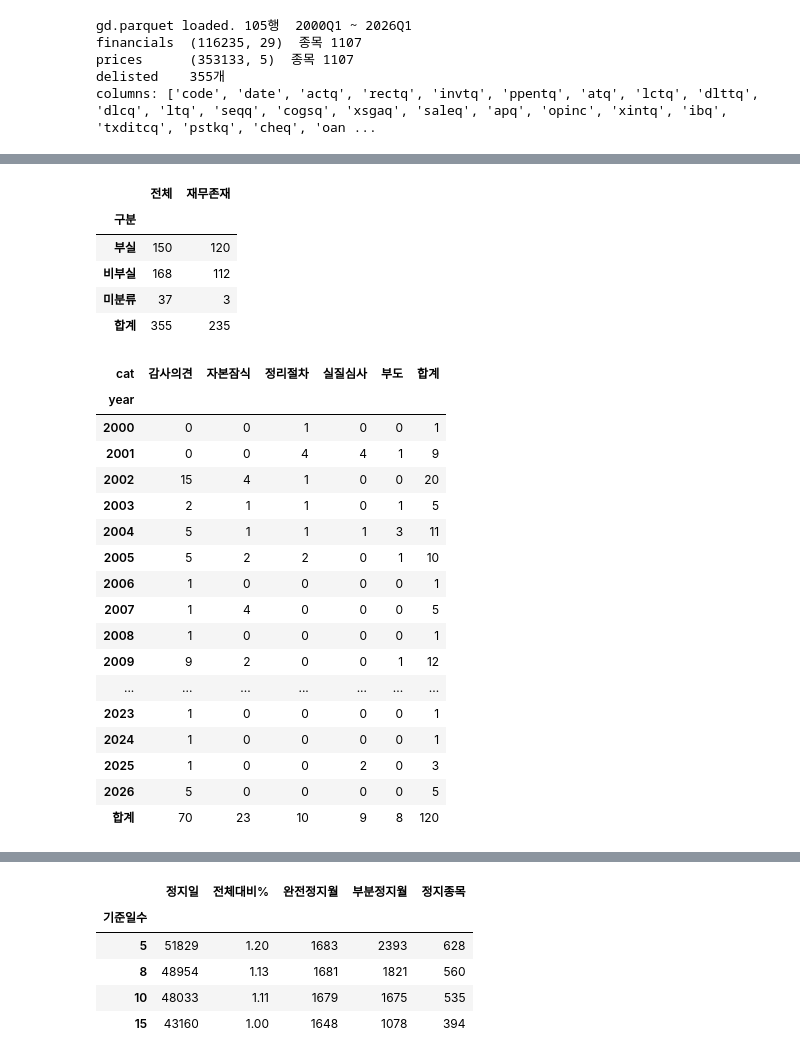
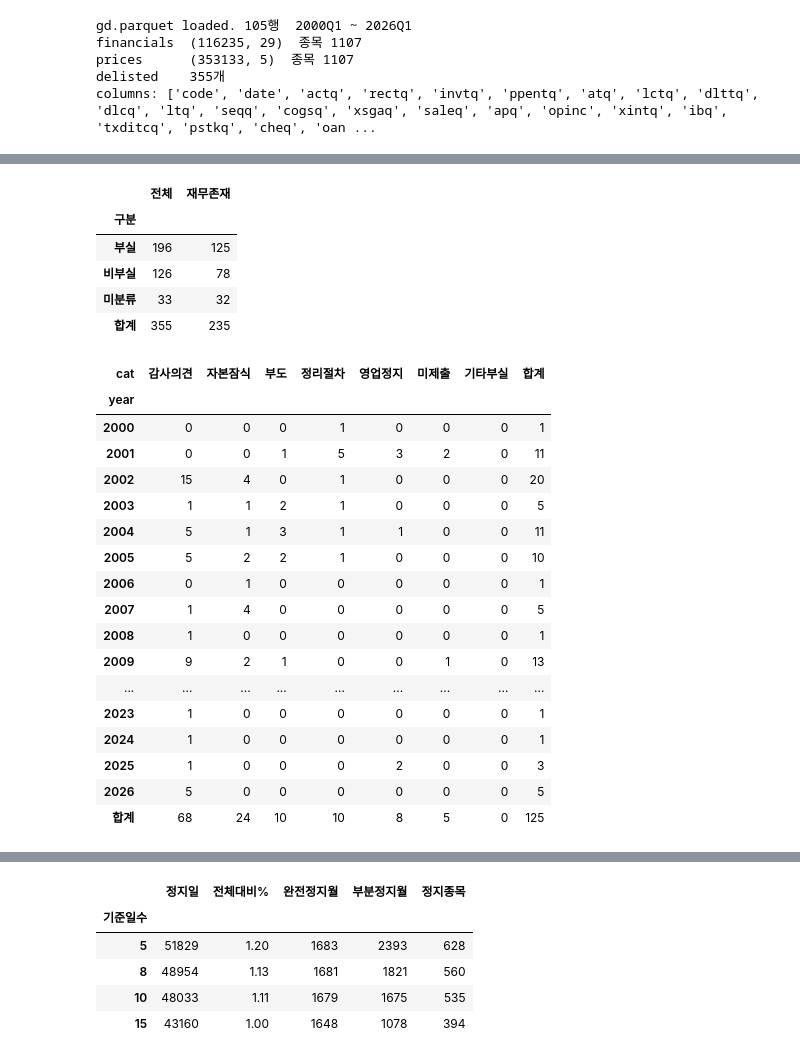
Before and after one commit to Seanjeon0220/project, a Jupyter notebook: quant/fVoL/kospi/delisted_withD.ipynb, the cells around one changed output, grey strips where cells are left out. Drawn from its saved outputs; the diff is of its cells as text; code cells hidden in the pictures.

```diff
--- a/quant/fVoL/kospi/delisted_withD.ipynb
+++ b/quant/fVoL/kospi/delisted_withD.ipynb
@@ -61,41 +71,11 @@ columns: ['code', 'date', 'actq', 'rectq', 'invtq', 'ppentq', 'atq', 'lctq', 'dl
 # %%
 # 2
 
-FORCE_IMPAIR = ['A001600', 'A006210']
-FORCE_REORG = ['A019930']
-BAD_DEFAULT = ['A011840', 'A018590', 'A001980', 'A010730', 'A005600',
-               'A007050', 'A011800', 'A002130']
-BAD_SUSPEND = ['A000200', 'A003810', 'A017120', 'A000310', 'A004510',
-               'A004550', 'A004740', 'A012600', 'A093230']
-FORMAL = ['A003980', 'A012720', 'A009790', 'A012270', 'A008750', 'A003020',
-          'A009760', 'A006250', 'A001190', 'A016160', 'A015110', 'A002530',
-          'A017320', 'A014080', 'A008500']
-MERGER_EXTRA = ['A103160', 'A049770', 'A008000', 'A002250', 'A027390', 'A144620',
-                'A015350', 'A138250', 'A068400', 'A001880', 'A003410', 'A115390',
-                'A034300', 'A010420', 'A450140', 'A019440']
-NAN_CODES = ['A950010', 'A011160', 'A102280']
+BAD_CATS = ['부도', '정리절차', '자본잠식', '감사의견', '영업정지', '미제출', '기타부실']
+NONBAD_CATS = ['합병', '자진', '주가시총', '유동성']
 
-BAD_CATS = ['감사의견', '자본잠식', '정리절차', '부도', '실질심사']
-NONBAD_CATS = ['합병', '자진', '형식요건']
-
-d = delisted.copy()
-d['cat'] = '미분류'
-d.loc[d['reason_cat'] == '감사의견', 'cat'] = '감사의견'
-d.loc[d['reason_cat'] == '자본잠식', 'cat'] = '자본잠식'
-d.loc[d['reason_cat'] == '정리절차', 'cat'] = '정리절차'
-d.loc[d['reason_cat'] == '합병·해산', 'cat'] = '합병'
-d.loc[d['reason_cat'] == '자진·신청', 'cat'] = '자진'
-d.loc[d['code'].isin(FORCE_IMPAIR), 'cat'] = '자본잠식'
-d.loc[d['code'].isin(FORCE_REORG), 'cat'] = '정리절차'
-d.loc[d['code'].isin(BAD_DEFAULT), 'cat'] = '부도'
-d.loc[d['code'].isin(BAD_SUSPEND), 'cat'] = '실질심사'
-d.loc[d['code'].isin(FORMAL), 'cat'] = '형식요건'
-d.loc[d['code'].isin(MERGER_EXTRA), 'cat'] = '합병'
-d.loc[d['code'].isin(NAN_CODES), 'cat'] = '미분류'
-
-d['is_bad'] = d['cat'].isin(BAD_CATS).astype(int)
-d['excl'] = (d['cat'] == '미분류').astype(int)
-d.to_parquet('delisted_cat.parquet')
+d = pd.read_parquet('delisted_cat.parquet')
+d = d[~d['code'].isin(EXCLUDE_FIN)].reset_index(drop=True)
 
 fin_has = financials.groupby('code')['atq'].apply(lambda s: s.notna().any())
 fin_codes = set(fin_has[fin_has].index)
@@ -170,26 +153,26 @@ display(rs)
 |  | 전체 | 재무존재 |
 | 구분 |  |  |
-| 부실 | 150 | 120 |
-| 비부실 | 168 | 112 |
-| 미분류 | 37 | 3 |
+| 부실 | 196 | 125 |
+| 비부실 | 126 | 78 |
+| 미분류 | 33 | 32 |
 | 합계 | 355 | 235 |
-| cat | 감사의견 | 자본잠식 | 정리절차 | 실질심사 | 부도 | 합계 |
-| year |  |  |  |  |  |  |
-| 2000 | 0 | 0 | 1 | 0 | 0 | 1 |
-| 2001 | 0 | 0 | 4 | 4 | 1 | 9 |
-| 2002 | 15 | 4 | 1 | 0 | 0 | 20 |
-| 2003 | 2 | 1 | 1 | 0 | 1 | 5 |
-| 2004 | 5 | 1 | 1 | 1 | 3 | 11 |
-| 2005 | 5 | 2 | 2 | 0 | 1 | 10 |
-| 2006 | 1 | 0 | 0 | 0 | 0 | 1 |
-| 2007 | 1 | 4 | 0 | 0 | 0 | 5 |
-| 2008 | 1 | 0 | 0 | 0 | 0 | 1 |
-| 2009 | 9 | 2 | 0 | 0 | 1 | 12 |
-| ... | ... | ... | ... | ... | ... | ... |
-| 2023 | 1 | 0 | 0 | 0 | 0 | 1 |
-| 2024 | 1 | 0 | 0 | 0 | 0 | 1 |
-| 2025 | 1 | 0 | 0 | 2 | 0 | 3 |
-| 2026 | 5 | 0 | 0 | 0 | 0 | 5 |
-| 합계 | 70 | 23 | 10 | 9 | 8 | 120 |
+| cat | 감사의견 | 자본잠식 | 부도 | 정리절차 | 영업정지 | 미제출 | 기타부실 | 합계 |
+| year |  |  |  |  |  |  |  |  |
+| 2000 | 0 | 0 | 0 | 1 | 0 | 0 | 0 | 1 |
+| 2001 | 0 | 0 | 1 | 5 | 3 | 2 | 0 | 11 |
+| 2002 | 15 | 4 | 0 | 1 | 0 | 0 | 0 | 20 |
+| 2003 | 1 | 1 | 2 | 1 | 0 | 0 | 0 | 5 |
+| 2004 | 5 | 1 | 3 | 1 | 1 | 0 | 0 | 11 |
+| 2005 | 5 | 2 | 2 | 1 | 0 | 0 | 0 | 10 |
+| 2006 | 0 | 1 | 0 | 0 | 0 | 0 | 0 | 1 |
+| 2007 | 1 | 4 | 0 | 0 | 0 | 0 | 0 | 5 |
+| 2008 | 1 | 0 | 0 | 0 | 0 | 0 | 0 | 1 |
+| 2009 | 9 | 2 | 1 | 0 | 0 | 1 | 0 | 13 |
+| ... | ... | ... | ... | ... | ... | ... | ... | ... |
+| 2023 | 1 | 0 | 0 | 0 | 0 | 0 | 0 | 1 |
+| 2024 | 1 | 0 | 0 | 0 | 0 | 0 | 0 | 1 |
+| 2025 | 1 | 0 | 0 | 0 | 2 | 0 | 0 | 3 |
+| 2026 | 5 | 0 | 0 | 0 | 0 | 0 | 0 | 5 |
+| 합계 | 68 | 24 | 10 | 10 | 8 | 5 | 0 | 125 |
 |  | 값 |
 | 항목 |  |
```
Also changed, not shown: parts of 38 cells of this notebook, 2 other files.
